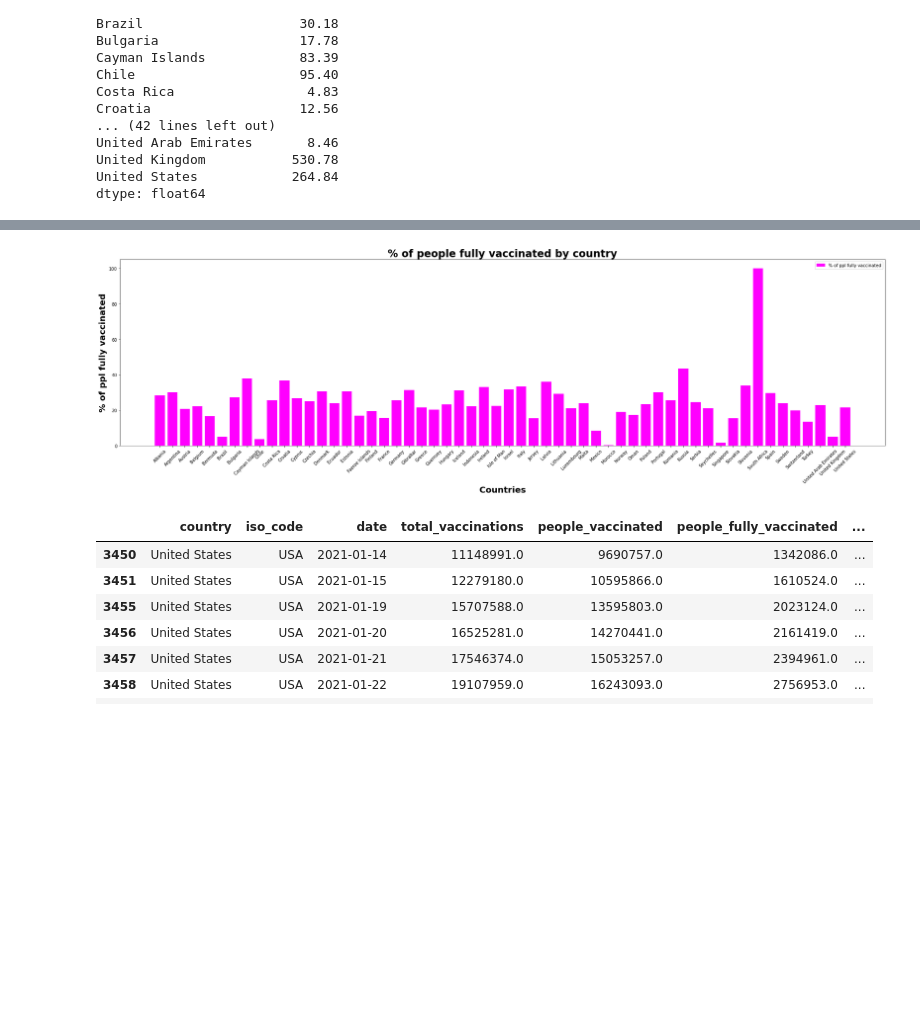
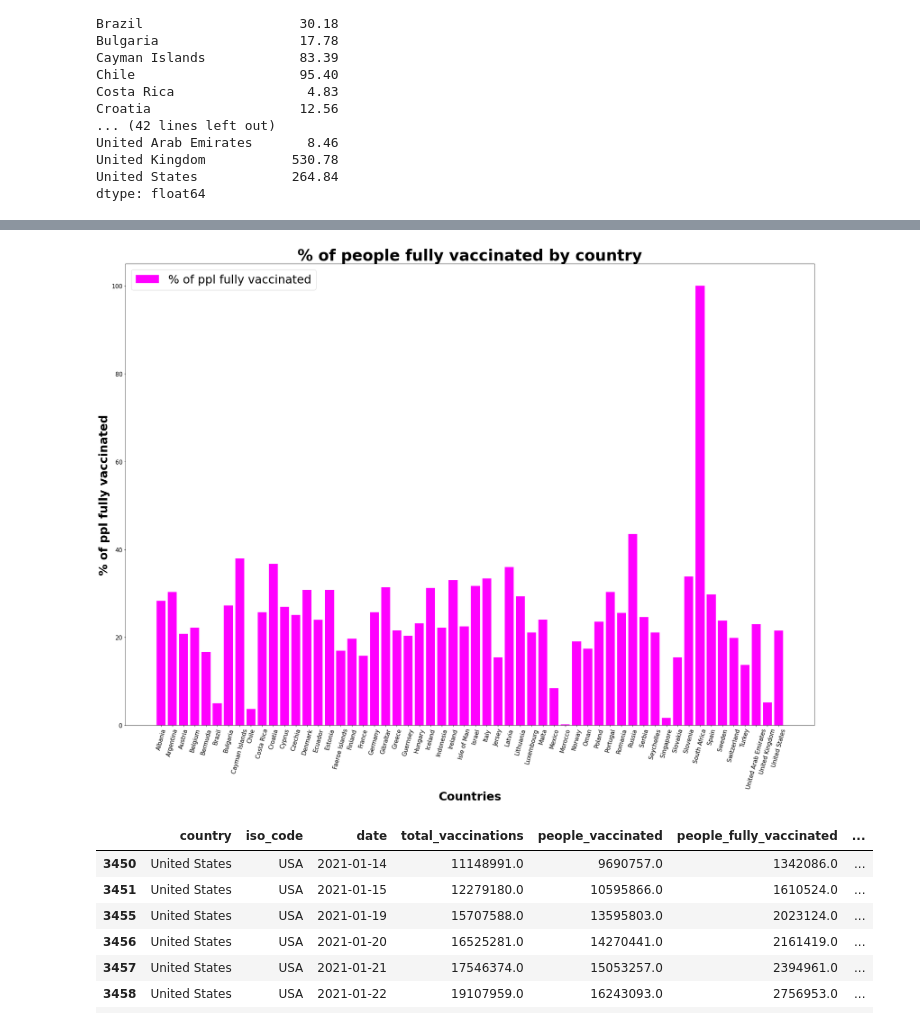
Before and after one commit to hariniv22/Covid_19_Data_Analysis, a Jupyter notebook: ETL_final_project.ipynb, the cells around one changed output, grey strips where cells are left out. Cells and saved outputs as stored; diff of their text form; code cells hidden in the pictures; blank space fills up the shorter version.

```diff
--- a/ETL_final_project.ipynb
+++ b/ETL_final_project.ipynb
@@ -264,16 +264,18 @@ percentage_fully_vaccinated_by_country = ppl_fully_vaccinated_by_country/total_v
 x = percentage_fully_vaccinated_by_country.index.to_list()
 y = percentage_fully_vaccinated_by_country.to_list()
 # %%
-fig, ax = plt.subplots(figsize=(32,8))
+fig, ax = plt.subplots(figsize=(32,22))
 ax.bar(x,y, color="magenta", label="% of ppl fully vaccinated")
-ax.tick_params(axis='x', rotation=45)
-plt.xlabel('Countries', fontsize=20, fontweight='bold')
-plt.ylabel('% of ppl fully vaccinated', fontsize=20, fontweight='bold')
-plt.title("% of people fully vaccinated by country", fontsize=24, fontweight='bold')
-plt.legend()
+ax.tick_params(axis='x', rotation=75)
+ax.tick_params(axis='both', labelsize=15)
+plt.xlabel('Countries', fontsize=30, fontweight='bold')
+plt.ylabel('% of ppl fully vaccinated', fontsize=30, fontweight='bold')
+plt.title("% of people fully vaccinated by country", fontsize=40, fontweight='bold')
+ax.legend(fontsize=30)
+plt.savefig('Resources/%_of_people_fully_vaccinated_by_country.png', transparent=False, facecolor="skyblue")
 plt.show()
 # %% [output]
-[figure, old version]
+[figure, new version]
 # %%
 # Apply filter on country dataframe to get only USA data
 country_df = country_df[country_df["country"]=="United States"]
```
Also changed, not shown: parts of 7 cells of this notebook, 7 other files.
